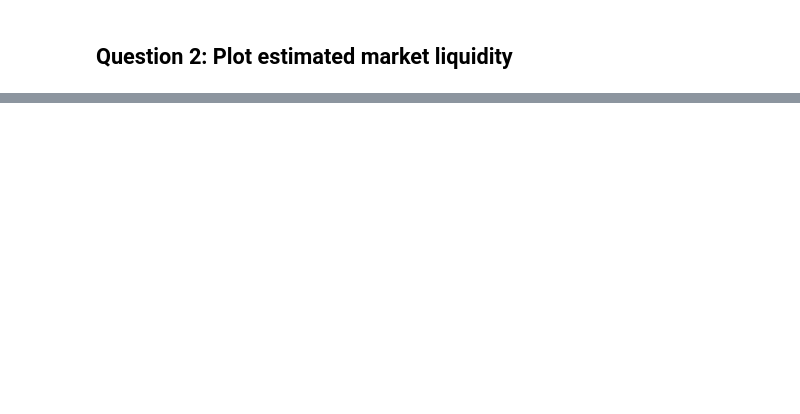
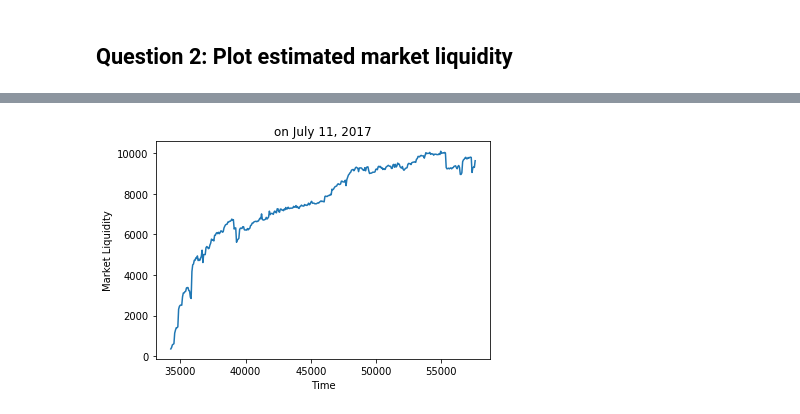
Before and after one commit to tpellet/BootCamp2019, a Jupyter notebook: ProblemSets/Econ/Week 5 - Asset Pricing/Problem Set - Chapter 3 - Kyle Model.ipynb, the cells around one changed output, grey strips where cells are left out. Drawn from its saved outputs; the diff is of its cells as text; code cells hidden in the pictures; blank space fills up the shorter version.

```diff
--- a/ProblemSets/Econ/Week 5 - Asset Pricing/Problem Set - Chapter 3 - Kyle Model.ipynb
+++ b/ProblemSets/Econ/Week 5 - Asset Pricing/Problem Set - Chapter 3 - Kyle Model.ipynb
@@ -132,0 +142,4 @@ plt.show()
+# %%
+liquidity(GBX,1)
+# %% [output]
+[figure, added]
```
Also changed, not shown: parts of 21 cells of this notebook, 1 other file.
